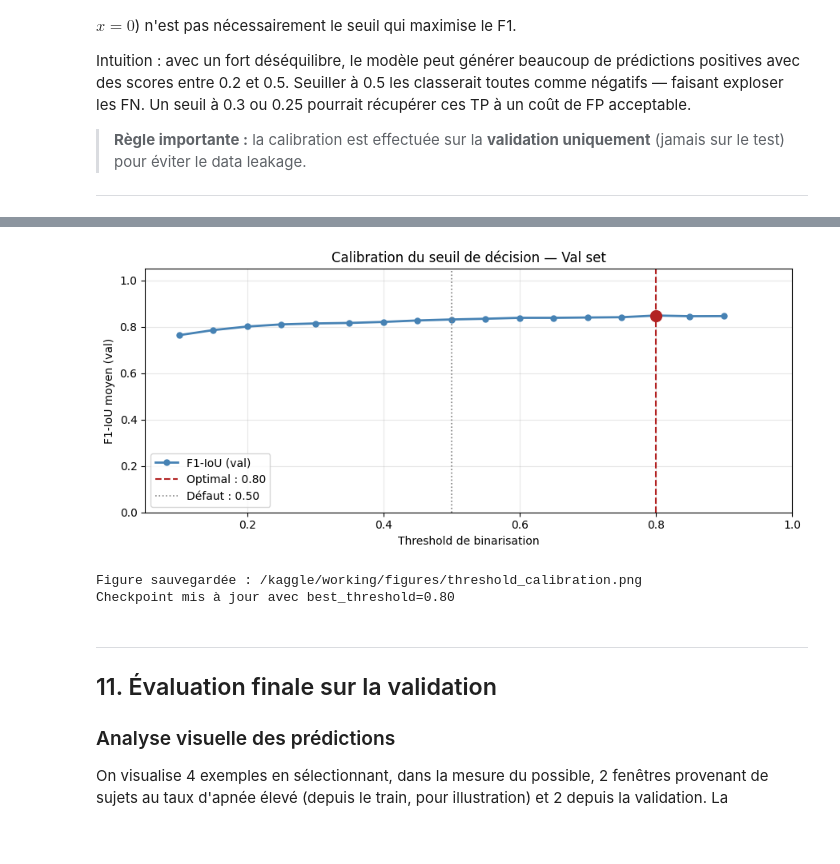
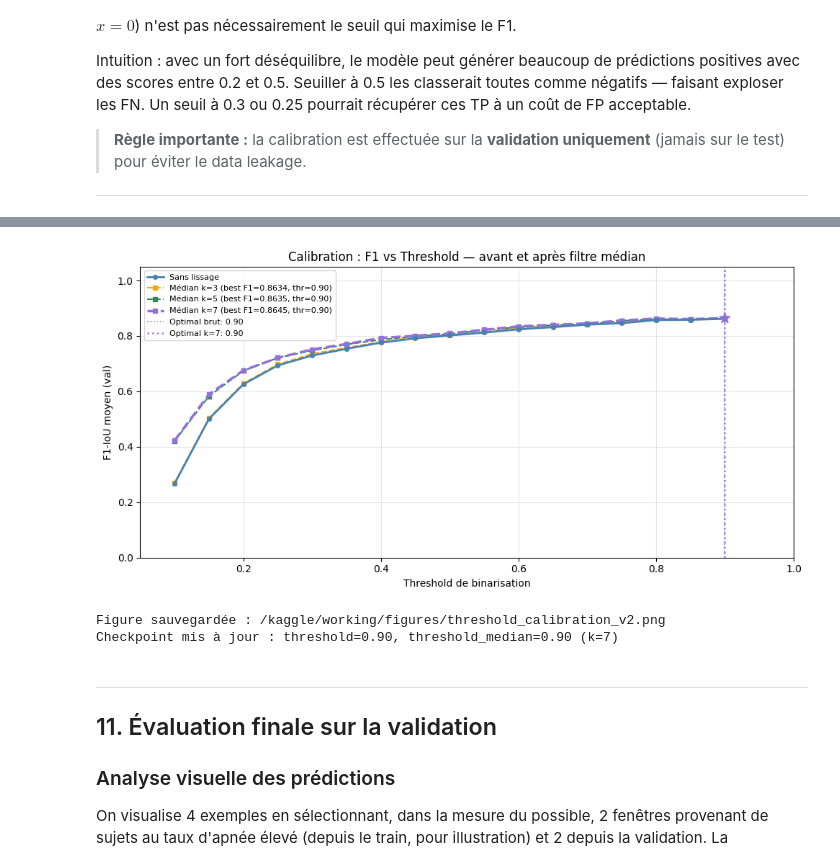
Before and after one commit to Mateo-Martin11/sleep-apnea-detection, a Jupyter notebook: notebooks/03-deeplearning-dreem-kaggle.ipynb, the cells around one changed output, grey strips where cells are left out. Drawn from its saved outputs; the diff is of its cells as text; code cells hidden in the pictures; blank space fills up the shorter version.

```diff
--- a/notebooks/03-deeplearning-dreem-kaggle.ipynb
+++ b/notebooks/03-deeplearning-dreem-kaggle.ipynb
@@ -148,9 +149,11 @@ WINDOW_SECS          = 90
 
 # Hyperparamètres d'entraînement
 BATCH_SIZE    = 32
-MAX_EPOCHS    = 50
+MAX_EPOCHS    = 60
 LEARNING_RATE = 1e-3
 WEIGHT_DECAY  = 1e-4
+PATIENCE      = 15
+MEDIAN_KERNEL_SIZES = [3, 5, 7]
 
 # Déséquilibre de classes mesuré sur X_train (notebook 02, section 6).
 # pos_weight = n_négatifs / n_positifs = 282872 / 23128 = 12.23
@@ -1227,35 +1522,57 @@ Gain              : +0.0171
 # %%
-# ── Courbe F1 vs Threshold ─────────────────────────────────────────────────────
-fig, ax = plt.subplots(figsize=(9, 4))
-ax.plot(thresholds, f1_by_thr, color='steelblue', linewidth=2, marker='o',
-        markersize=5, label='F1-IoU (val)')
-ax.axvline(best_threshold, color='firebrick', linestyle='--', linewidth=1.5,
-           label=f'Optimal : {best_threshold:.2f}')
-ax.axvline(0.5, color='gray', linestyle=':', linewidth=1.2,
-           label='Défaut : 0.50')
-ax.scatter([best_threshold], [best_f1_calib], color='firebrick', zorder=5, s=100)
+# ── Courbe F1 vs Threshold — avant et après lissage médian ────────────────────
+colors_median = {3: 'orange', 5: 'seagreen', 7: 'mediumpurple'}
+
+fig, ax = plt.subplots(figsize=(10, 5))
+
+# Courbe sans lissage
+ax.plot(thresholds, f1_by_thr, color='steelblue', linewidth=2,
+        marker='o', markersize=4, label='Sans lissage', zorder=3)
+
+# Courbes avec lissage médian
+for k in MEDIAN_KERNEL_SIZES:
+    r = median_results[k]
+    lw = 2.5 if k == best_kernel else 1.5
+    ax.plot(thresholds, r['f1_by_thr'],
+            color=colors_median[k], linewidth=lw, linestyle='--',
+            marker='s', markersize=4,
+            label=f'Médian k={k} (best F1={r["best_f1"]:.4f}, thr={r["best_threshold"]:.2f})')
+
+# Marqueurs optimaux
+ax.axvline(best_threshold, color='steelblue', linestyle=':', linewidth=1.2,
+           alpha=0.8, label=f'Optimal brut: {best_threshold:.2f}')
+ax.axvline(best_threshold_median, color=colors_median[best_kernel],
+           linestyle=':', linewidth=1.8, alpha=0.9,
+           label=f'Optimal k={best_kernel}: {best_threshold_median:.2f}')
+ax.scatter([best_threshold_median], [best_f1_median],
+           color=colors_median[best_kernel], zorder=5, s=120, marker='*')
+
 ax.set_xlabel('Threshold de binarisation')
 ax.set_ylabel('F1-IoU moyen (val)')
-ax.set_title('Calibration du seuil de décision — Val set')
+ax.set_title('Calibration : F1 vs Threshold — avant et après filtre médian')
 ax.set_xlim(0.05, 1.0)
 ax.set_ylim(0, 1.05)
-ax.legend()
+ax.legend(fontsize=8)
 ax.grid(alpha=0.3)
 plt.tight_layout()
-calib_path = FIGURES_DIR / 'threshold_calibration.png'
+calib_path = FIGURES_DIR / 'threshold_calibration_v2.png'
 plt.savefig(calib_path, dpi=100, bbox_inches='tight')
 plt.show()
 print(f"Figure sauvegardée : {calib_path}")
 
 # ── Mise à jour des métadonnées du checkpoint ──────────────────────────────────
-checkpoint['threshold'] = best_threshold
-checkpoint['val_f1_calibrated'] = best_f1_calib
+checkpoint['threshold']          = best_threshold
+checkpoint['threshold_median']   = best_threshold_median
+checkpoint['best_kernel']        = best_kernel
+checkpoint['val_f1_calibrated']  = best_f1_calib
+checkpoint['val_f1_median']      = best_f1_median
 torch.save(checkpoint, BEST_MODEL_PATH)
-print(f"Checkpoint mis à jour avec best_threshold={best_threshold:.2f}")
+print(f"Checkpoint mis à jour : threshold={best_threshold:.2f}, "
+      f"threshold_median={best_threshold_median:.2f} (k={best_kernel})")
 # %% [output]
-[figure, old version]
+[figure, new version]
-Figure sauvegardée : /kaggle/working/figures/threshold_calibration.png
-Checkpoint mis à jour avec best_threshold=0.80
+Figure sauvegardée : /kaggle/working/figures/threshold_calibration_v2.png
+Checkpoint mis à jour : threshold=0.90, threshold_median=0.90 (k=7)
 # %% [markdown]
 ---
 
```
Also changed, not shown: parts of 29 cells of this notebook.
